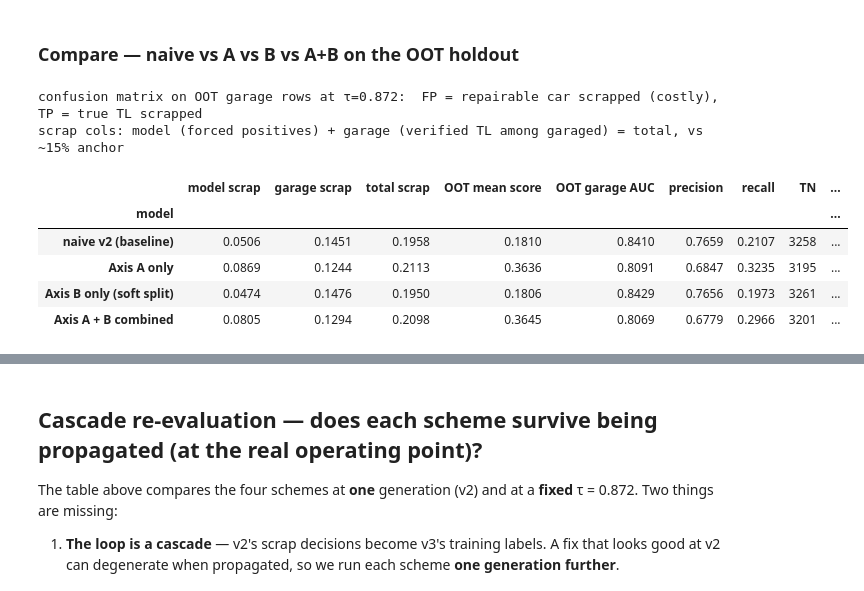
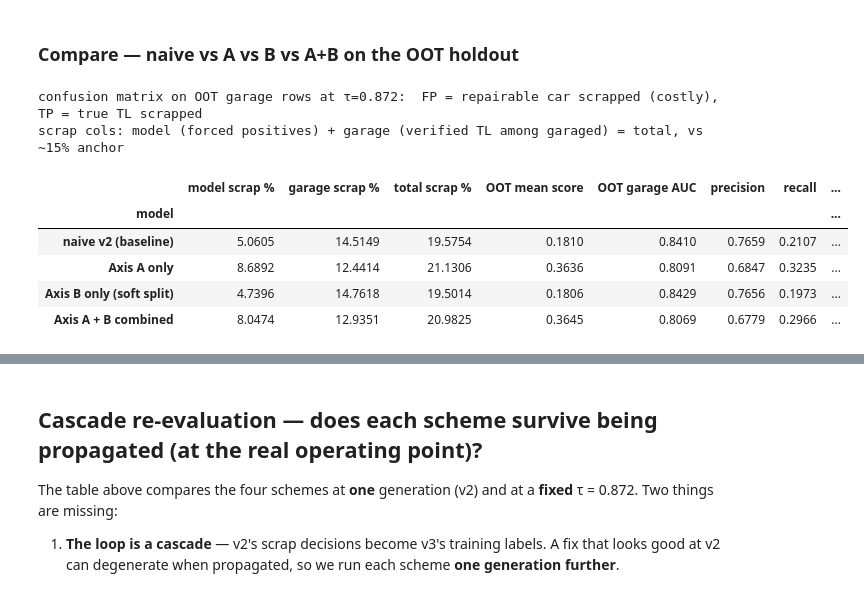
Before and after one commit to Rylie-KIM/uob-final-dissertation-allianz-internship-2026, a Jupyter notebook: notebook/03_02_p28_sfp_mitigation.ipynb, the cells around one changed output, grey strips where cells are left out. Drawn from its saved outputs; the diff is of its cells as text; code cells hidden in the pictures.

```diff
--- a/notebook/03_02_p28_sfp_mitigation.ipynb
+++ b/notebook/03_02_p28_sfp_mitigation.ipynb
@@ -402,41 +402,41 @@ def evaluate(clf, name):
     s_og  = clf.predict_proba(X[og])[:, 1]                    # scores on verified rows
     y_og  = label[og].to_numpy()
     pred  = (s_og >= TAU).astype(int)                         # scrap decision at τ on verified rows
     tn, fp, fn, tp = confusion_matrix(y_og, pred, labels=[0, 1]).ravel()
 
     # --- scrap decomposition (denominator = all oot rows), compare total vs ~15% anchor ---
     n_oot        = int(oot_mask.sum())
     model_scrap  = float((s_oot >= TAU).mean())                              # forced positives: model scraps, no garage
     garage_scrap = float(((s_og < TAU) & (y_og == 1)).sum() / n_oot)         # garaged (s<τ) & verified total loss
     total_scrap  = model_scrap + garage_scrap                                # total observed TL rate
 
     return {
         "model": name,
-        "model scrap":  model_scrap,                                 # SFP symptom: forced-positive channel
-        "garage scrap": garage_scrap,                                # verified TL among model-garaged (oracle-limited)
-        "total scrap":  total_scrap,                                 # vs ~15% anchor
+        "model scrap %":  model_scrap * 100,                                 # SFP symptom: forced-positive channel
+        "garage scrap %": garage_scrap * 100,                                # verified TL among model-garaged (oracle-limited)
+        "total scrap %":  total_scrap * 100,                                 # vs ~15% anchor
         "OOT mean score": float(s_oot.mean()),                       # score-drift proxy
         "OOT garage AUC": float(roc_auc_score(y_og, s_og)),          # discrimination (threshold-free)
         "precision": float(precision_score(y_og, pred, zero_division=0)),    # target >= 0.985
         "recall":    float(recall_score(y_og, pred, zero_division=0)),
         "TN": int(tn), "FP": int(fp), "FN": int(fn), "TP": int(tp),          # confusion matrix @ τ
     }
 
 results = pd.DataFrame([
     evaluate(clf_naive, "naive v2 (baseline)"),
-    evaluate(clf_A,     "Axis A only"),
-    evaluate(clf_B,     "Axis B only (soft split)"),
+    evaluate(clf_A,     "Axis A only - IPS-like weight"),
+    evaluate(clf_B,     "Axis B only - Pr(scrap|x)"),
     evaluate(clf_AB,    "Axis A + B combined"),
 ]).set_index("model")
 print("confusion matrix on OOT garage rows at τ=0.872:  FP = repairable car scrapped (costly), TP = true TL scrapped")
 print("scrap cols: model (forced positives) + garage (verified TL among garaged) = total, vs ~15% anchor")
 results.round(4)
 # %% [output]
 confusion matrix on OOT garage rows at τ=0.872:  FP = repairable car scrapped (costly), TP = true TL scrapped
 scrap cols: model (forced positives) + garage (verified TL among garaged) = total, vs ~15% anchor
-|  | model scrap | garage scrap | total scrap | OOT mean score | OOT garage AUC | precision | recall | TN | ... |
-| model |  |  |  |  |  |  |  |  | ... |
-| naive v2 (baseline) | 0.0506 | 0.1451 | 0.1958 | 0.1810 | 0.8410 | 0.7659 | 0.2107 | 3258 | ... |
-| Axis A only | 0.0869 | 0.1244 | 0.2113 | 0.3636 | 0.8091 | 0.6847 | 0.3235 | 3195 | ... |
-| Axis B only (soft split) | 0.0474 | 0.1476 | 0.1950 | 0.1806 | 0.8429 | 0.7656 | 0.1973 | 3261 | ... |
-| Axis A + B combined | 0.0805 | 0.1294 | 0.2098 | 0.3645 | 0.8069 | 0.6779 | 0.2966 | 3201 | ... |
+|  | model scrap % | garage scrap % | total scrap % | OOT mean score | OOT garage AUC | precision | recall | ... |
+| model |  |  |  |  |  |  |  | ... |
+| naive v2 (baseline) | 5.0605 | 14.5149 | 19.5754 | 0.1810 | 0.8410 | 0.7659 | 0.2107 | ... |
+| Axis A only | 8.6892 | 12.4414 | 21.1306 | 0.3636 | 0.8091 | 0.6847 | 0.3235 | ... |
+| Axis B only (soft split) | 4.7396 | 14.7618 | 19.5014 | 0.1806 | 0.8429 | 0.7656 | 0.1973 | ... |
+| Axis A + B combined | 8.0474 | 12.9351 | 20.9825 | 0.3645 | 0.8069 | 0.6779 | 0.2966 | ... |
```
Also changed, not shown: parts of 4 cells of this notebook.
